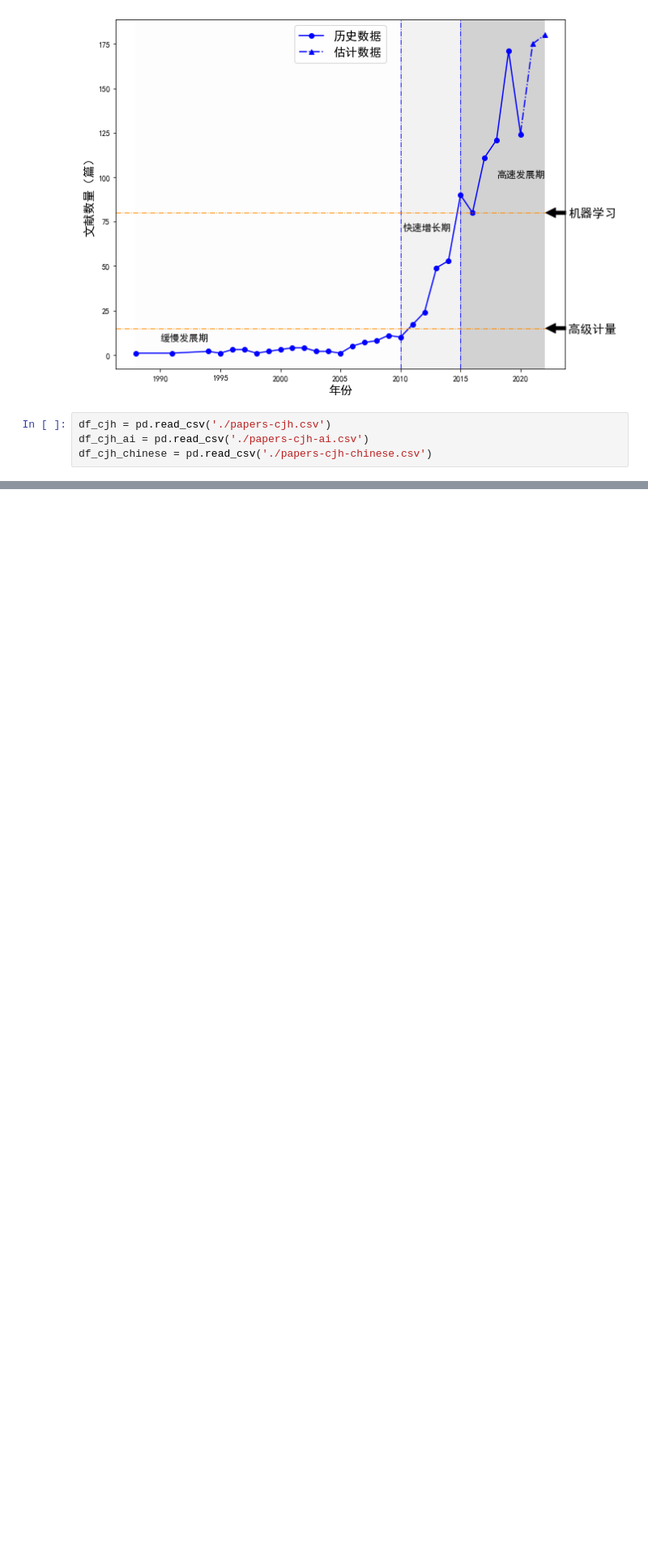
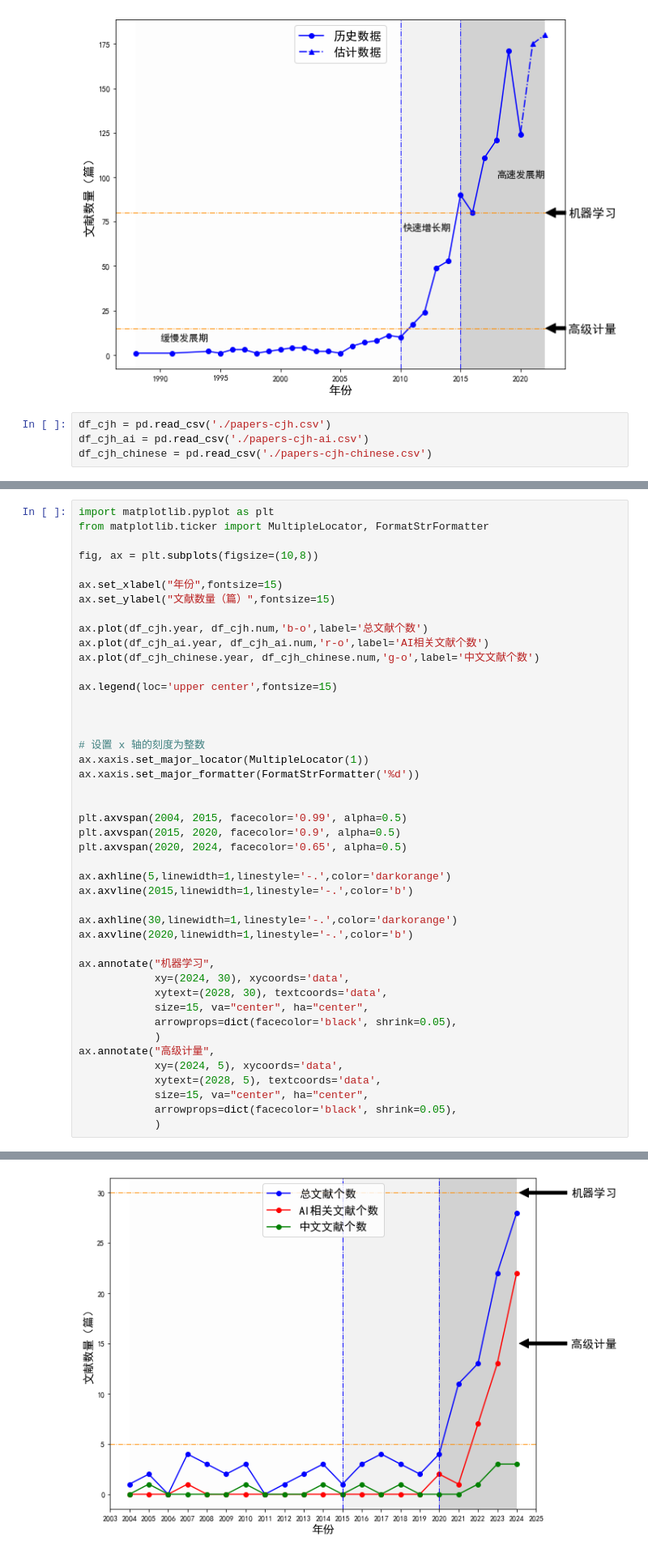
Before and after one commit to wangwei83/paper_fig_refine, a Jupyter notebook: plot_papers.ipynb, the cells around one changed output, grey strips where cells are left out. Shown at 81% size. Saved outputs shown, nothing was run; the diff lists cells and outputs as text; blank space fills up the shorter version.

```diff
--- a/plot_papers.ipynb
+++ b/plot_papers.ipynb
@@ -151,0 +156,45 @@ ax.xaxis.set_major_formatter(FormatStrFormatter('%d'))
+# %%
+import matplotlib.pyplot as plt
+from matplotlib.ticker import MultipleLocator, FormatStrFormatter
+
+fig, ax = plt.subplots(figsize=(10,8))
+
+ax.set_xlabel("年份",fontsize=15)
+ax.set_ylabel("文献数量（篇）",fontsize=15)
+
+ax.plot(df_cjh.year, df_cjh.num,'b-o',label='总文献个数')
+ax.plot(df_cjh_ai.year, df_cjh_ai.num,'r-o',label='AI相关文献个数')
+ax.plot(df_cjh_chinese.year, df_cjh_chinese.num,'g-o',label='中文文献个数')
+
+ax.legend(loc='upper center',fontsize=15)
+
+
+
+# 设置 x 轴的刻度为整数
+ax.xaxis.set_major_locator(MultipleLocator(1))
+ax.xaxis.set_major_formatter(FormatStrFormatter('%d'))
+
+
+plt.axvspan(2004, 2015, facecolor='0.99', alpha=0.5)
+plt.axvspan(2015, 2020, facecolor='0.9', alpha=0.5)
+plt.axvspan(2020, 2024, facecolor='0.65', alpha=0.5)
+
+ax.axhline(5,linewidth=1,linestyle='-.',color='darkorange')
+ax.axvline(2015,linewidth=1,linestyle='-.',color='b')
+
+ax.axhline(30,linewidth=1,linestyle='-.',color='darkorange')
+ax.axvline(2020,linewidth=1,linestyle='-.',color='b')
+
+ax.annotate("机器学习",
+            xy=(2024, 30), xycoords='data',
+            xytext=(2028, 30), textcoords='data',
+            size=15, va="center", ha="center",
+            arrowprops=dict(facecolor='black', shrink=0.05),
+            )
+ax.annotate("高级计量",
+            xy=(2024, 5), xycoords='data',
+            xytext=(2028, 5), textcoords='data',
+            size=15, va="center", ha="center",
+            arrowprops=dict(facecolor='black', shrink=0.05),
+            )
+# %% [output]
@@ -151,0 +202 @@ ax.xaxis.set_major_formatter(FormatStrFormatter('%d'))
+[figure, added]
```
Also changed, not shown: parts of 2 cells of this notebook.
